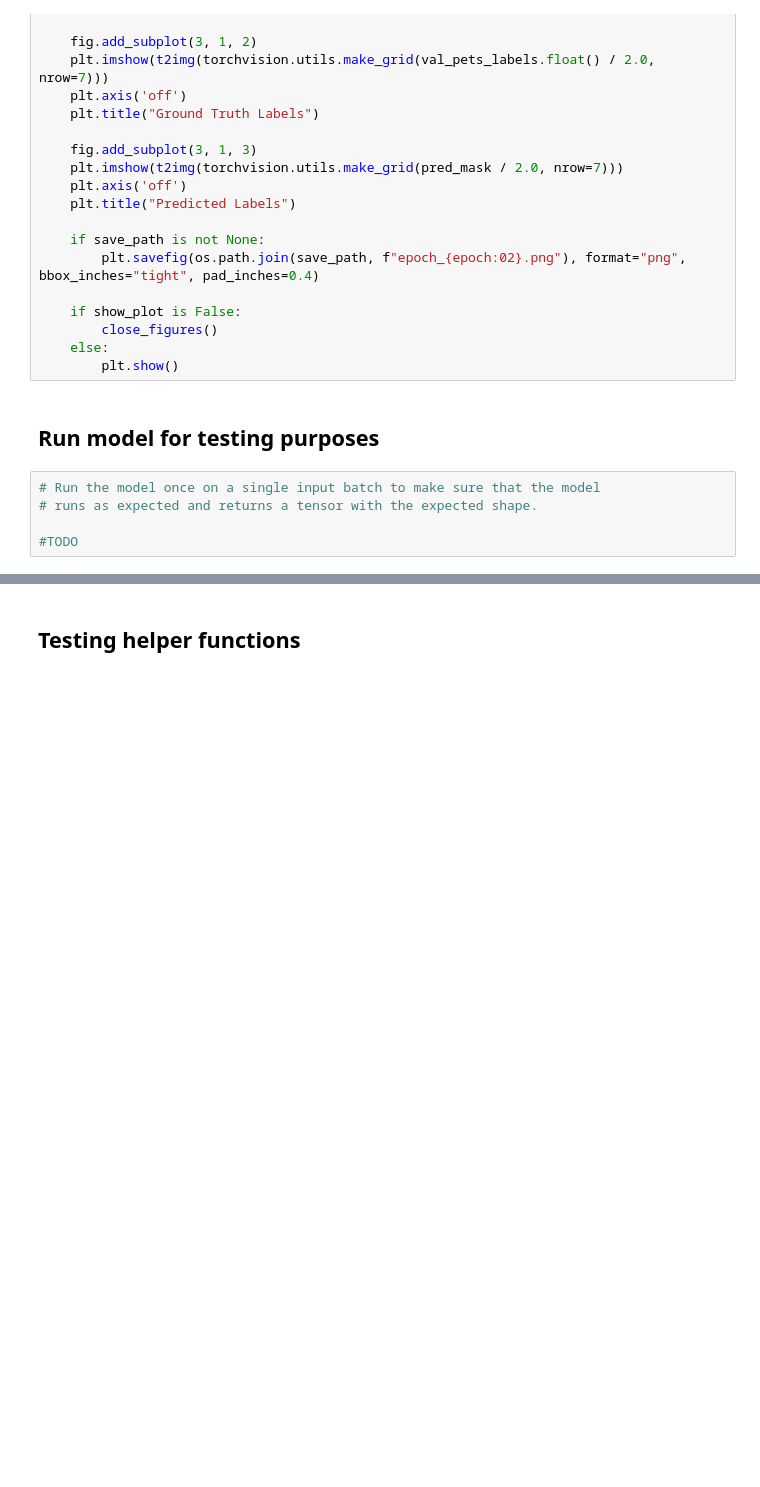
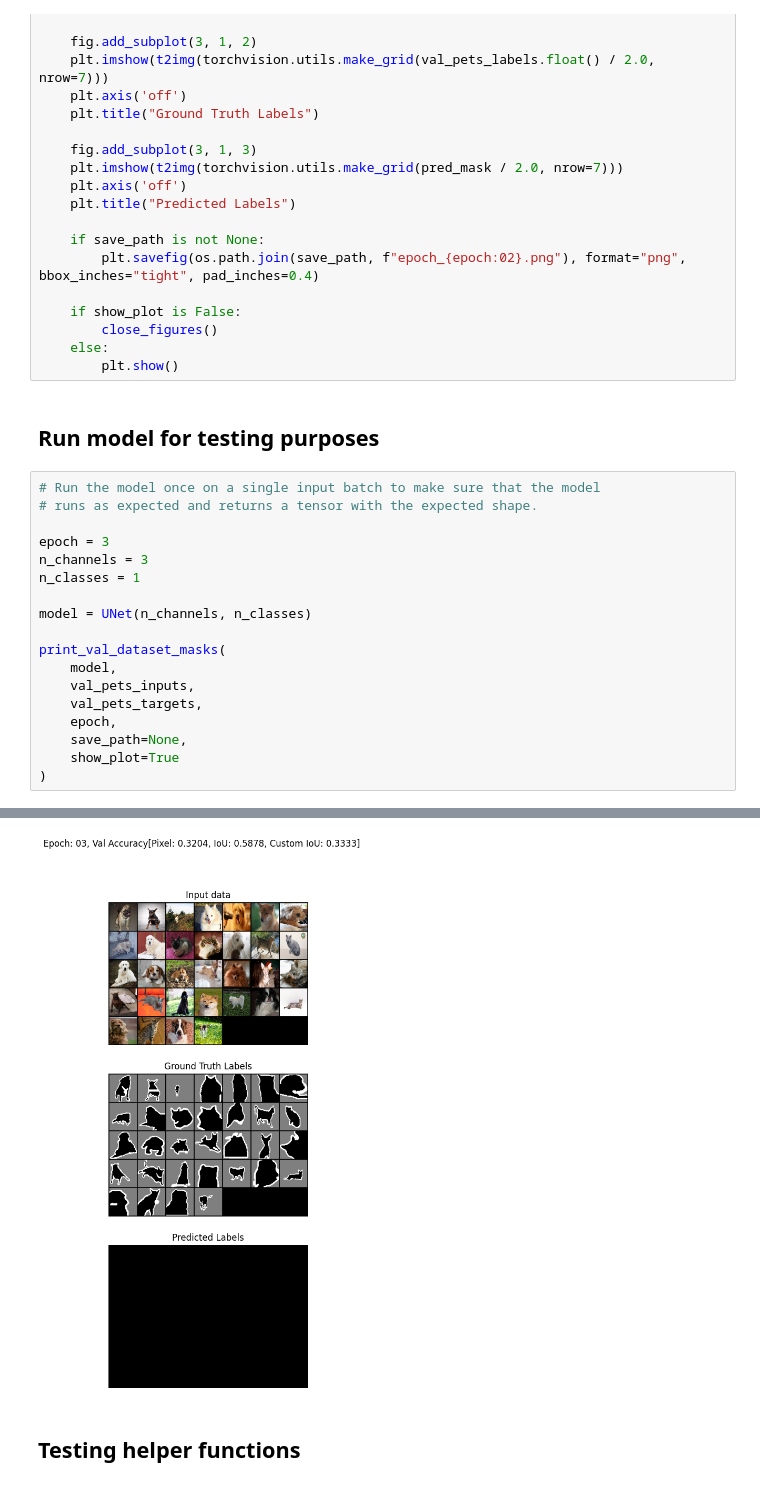
Before and after one commit to Czarkowski/ZTSI_Lab, a Jupyter notebook: Lab1 - UNet-Pusty.ipynb, the cells around one changed output, grey strips where cells are left out. Saved outputs shown, nothing was run; the diff lists cells and outputs as text; blank space fills up the shorter version.

```diff
--- a/Lab1 - UNet-Pusty.ipynb
+++ b/Lab1 - UNet-Pusty.ipynb
@@ -446,4 +492,18 @@ def print_val_dataset_masks(model, val_pets_inputs, val_pets_labels, epoch, save
 # Run the model once on a single input batch to make sure that the model
 # runs as expected and returns a tensor with the expected shape.
 
-#TODO
+epoch = 3
+n_channels = 3
+n_classes = 1
+
+model = UNet(n_channels, n_classes)
+
+print_val_dataset_masks(
+    model,
+    val_pets_inputs,
+    val_pets_targets,
+    epoch,
+    save_path=None,
+    show_plot=True
+)
+# %% [output]
@@ -450,3 +511,4 @@ def print_val_dataset_masks(model, val_pets_inputs, val_pets_labels, epoch, save
+[figure, added]
 # %% [markdown]
 ## Testing helper functions
 # %%
```
Also changed, not shown: parts of 9 cells of this notebook, 26 other files.
